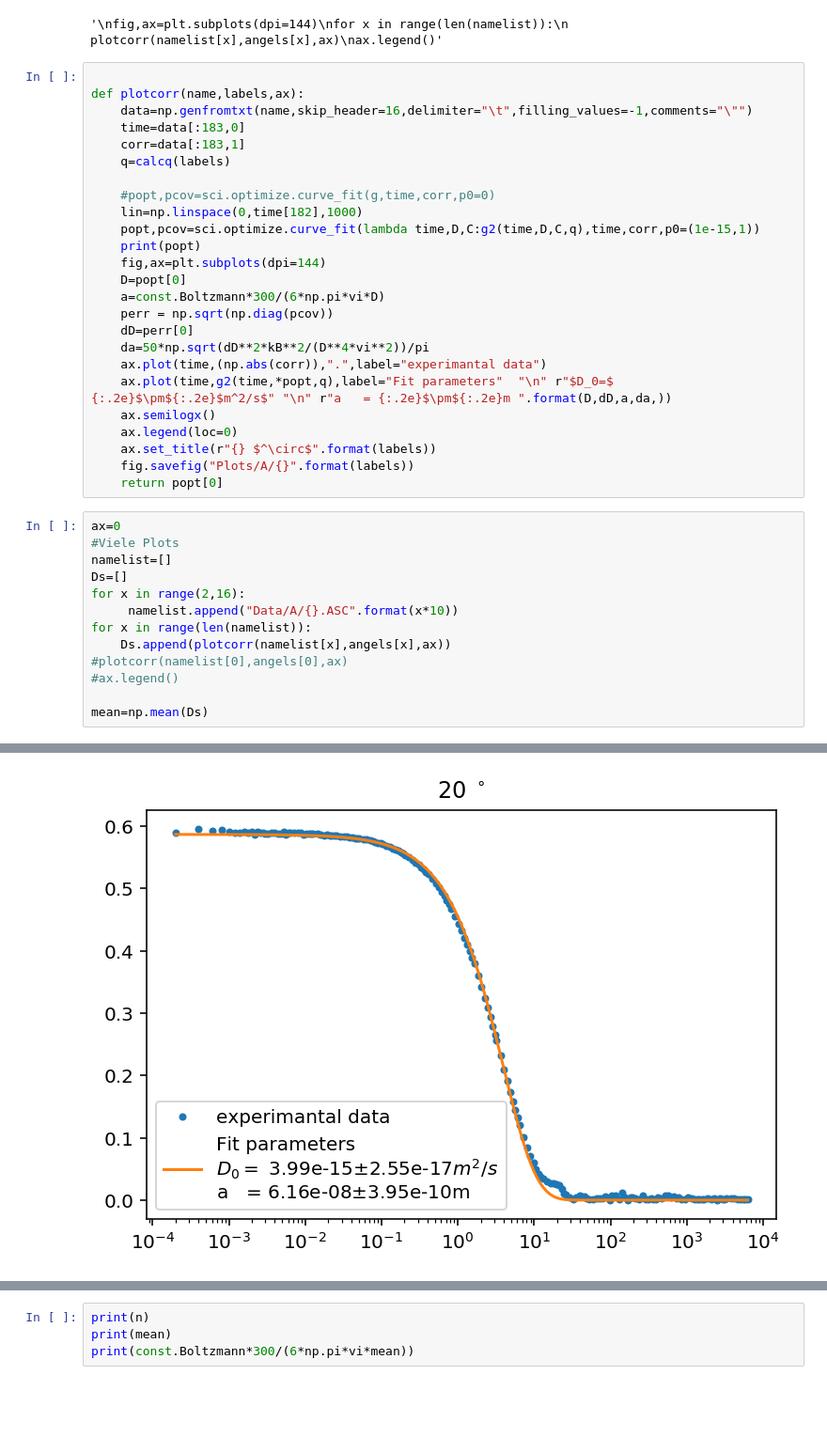
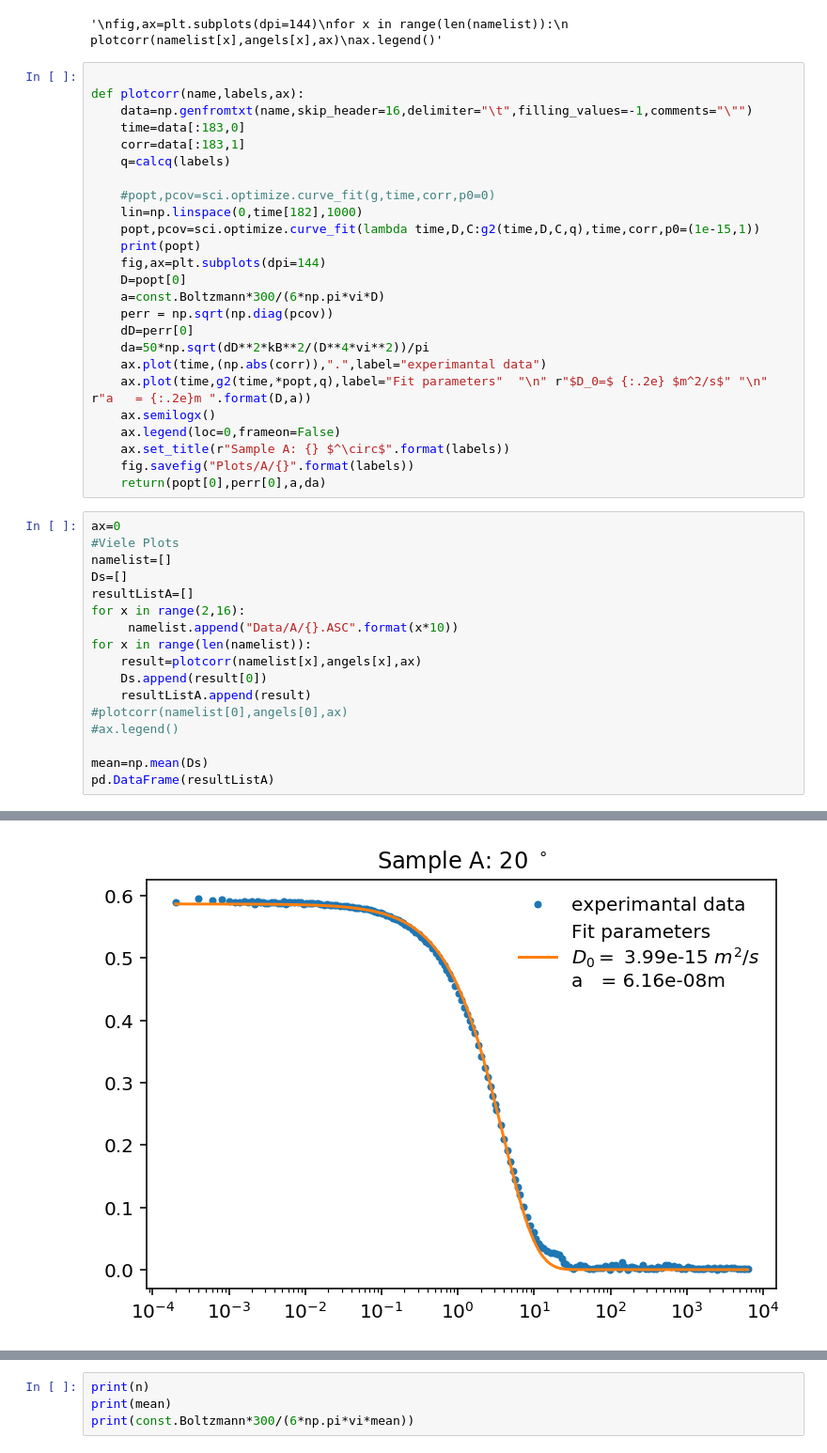
Before and after one commit to qwretz/fpraktikum, a Jupyter notebook: Dynamic Light Scattering/Plots.ipynb, the cells around one changed output, grey strips where cells are left out. Shown at 94% size. Saved outputs shown, nothing was run; the diff lists cells and outputs as text; blank space fills up the shorter version.

```diff
--- a/Dynamic Light Scattering/Plots.ipynb
+++ b/Dynamic Light Scattering/Plots.ipynb
@@ -64,25 +64,29 @@ def plotcorr(name,labels,ax):
     dD=perr[0]
     da=50*np.sqrt(dD**2*kB**2/(D**4*vi**2))/pi
     ax.plot(time,(np.abs(corr)),".",label="experimantal data")
-    ax.plot(time,g2(time,*popt,q),label="Fit parameters"  "\n" r"$D_0=$ {:.2e}$\pm${:.2e}$m^2/s$" "\n" r"a   = {:.2e}$\pm${:.2e}m ".format(D,dD,a,da,))
+    ax.plot(time,g2(time,*popt,q),label="Fit parameters"  "\n" r"$D_0=$ {:.2e} $m^2/s$" "\n" r"a   = {:.2e}m ".format(D,a))
     ax.semilogx()
-    ax.legend(loc=0)
-    ax.set_title(r"{} $^\circ$".format(labels))
+    ax.legend(loc=0,frameon=False)
+    ax.set_title(r"Sample A: {} $^\circ$".format(labels))
     fig.savefig("Plots/A/{}".format(labels))
-    return popt[0]
+    return(popt[0],perr[0],a,da)
 # %%
 ax=0
 #Viele Plots
 namelist=[]
 Ds=[]
+resultListA=[]
 for x in range(2,16):
      namelist.append("Data/A/{}.ASC".format(x*10))
 for x in range(len(namelist)):
-    Ds.append(plotcorr(namelist[x],angels[x],ax))
+    result=plotcorr(namelist[x],angels[x],ax)
+    Ds.append(result[0])
+    resultListA.append(result)
 #plotcorr(namelist[0],angels[0],ax)
 #ax.legend()
 
 mean=np.mean(Ds)
+pd.DataFrame(resultListA)
 # %% [output]
 [3.98503041e-15 5.86826984e-01]
 [4.02716295e-15 5.65498192e-01]
@@ -101 +120 @@ mean=np.mean(Ds)
-[figure, old version]
+[figure, new version]
```
Also changed, not shown: parts of 10 cells of this notebook, 32 other files.
